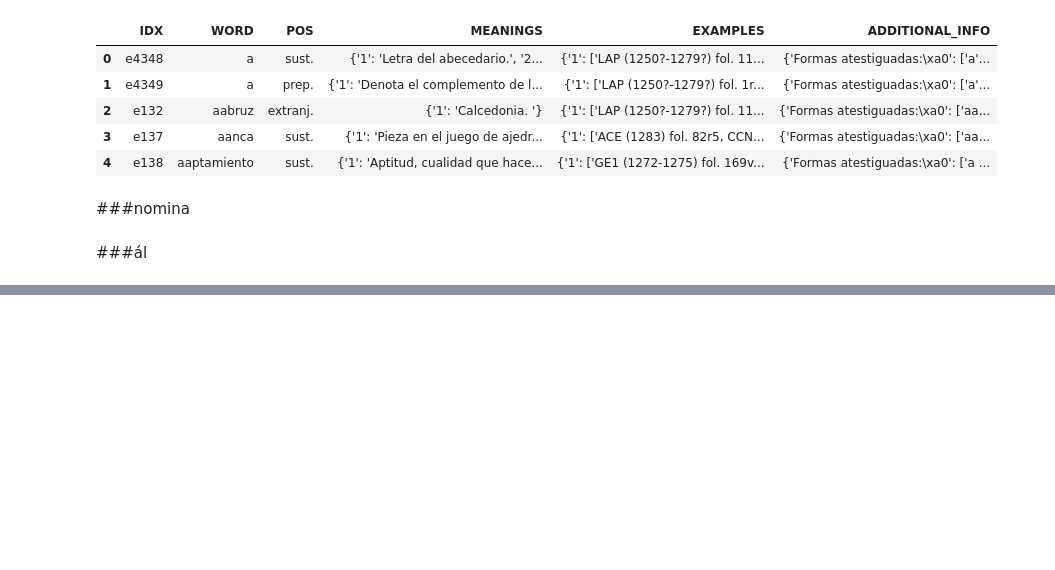
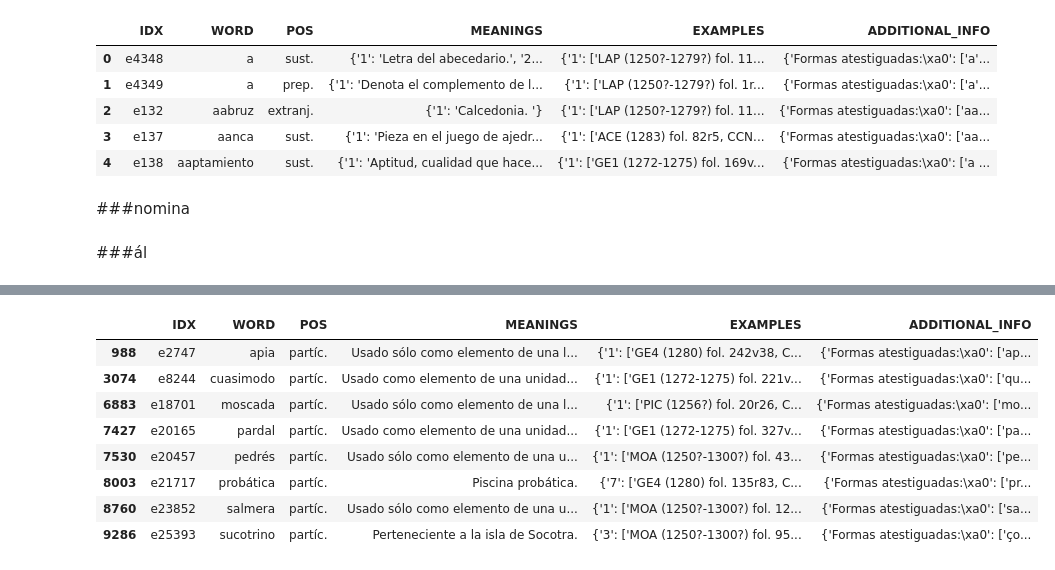
Before and after one commit to DionysiusSidorius/project-753, a Jupyter notebook: Uniparser.ipynb, the cells around one changed output, grey strips where cells are left out. Drawn from its saved outputs; the diff is of its cells as text; code cells hidden in the pictures; blank space fills up the shorter version.

```diff
--- a/Uniparser.ipynb
+++ b/Uniparser.ipynb
@@ -307,0 +349,14 @@ f"""-lexeme
+# %%
+dfi = df[df['POS'] == 'partíc. ']
+# %%
+dfi
+# %% [output]
+|  | IDX | WORD | POS | MEANINGS | EXAMPLES | ADDITIONAL_INFO |
+| 988 | e2747 | apia | partíc. | Usado sólo como elemento de una l... | {'1': ['GE4 (1280) fol. 242v38, C... | {'Formas atestiguadas:\xa0': ['ap... |
+| 3074 | e8244 | cuasimodo | partíc. | Usado como elemento de una unidad... | {'1': ['GE1 (1272-1275) fol. 221v... | {'Formas atestiguadas:\xa0': ['qu... |
+| 6883 | e18701 | moscada | partíc. | Usado sólo como elemento de una l... | {'1': ['PIC (1256?) fol. 20r26, C... | {'Formas atestiguadas:\xa0': ['mo... |
+| 7427 | e20165 | pardal | partíc. | Usado como elemento de una unidad... | {'1': ['GE1 (1272-1275) fol. 327v... | {'Formas atestiguadas:\xa0': ['pa... |
+| 7530 | e20457 | pedrés | partíc. | Usado sólo como elemento de una u... | {'1': ['MOA (1250?-1300?) fol. 43... | {'Formas atestiguadas:\xa0': ['pe... |
+| 8003 | e21717 | probática | partíc. | Piscina probática. | {'7': ['GE4 (1280) fol. 135r83, C... | {'Formas atestiguadas:\xa0': ['pr... |
+| 8760 | e23852 | salmera | partíc. | Usado sólo como elemento de una u... | {'1': ['MOA (1250?-1300?) fol. 12... | {'Formas atestiguadas:\xa0': ['sa... |
+| 9286 | e25393 | sucotrino | partíc. | Perteneciente a la isla de Socotra. | {'3': ['MOA (1250?-1300?) fol. 95... | {'Formas atestiguadas:\xa0': ['ço... |
```
Also changed, not shown: parts of 2 cells of this notebook.
